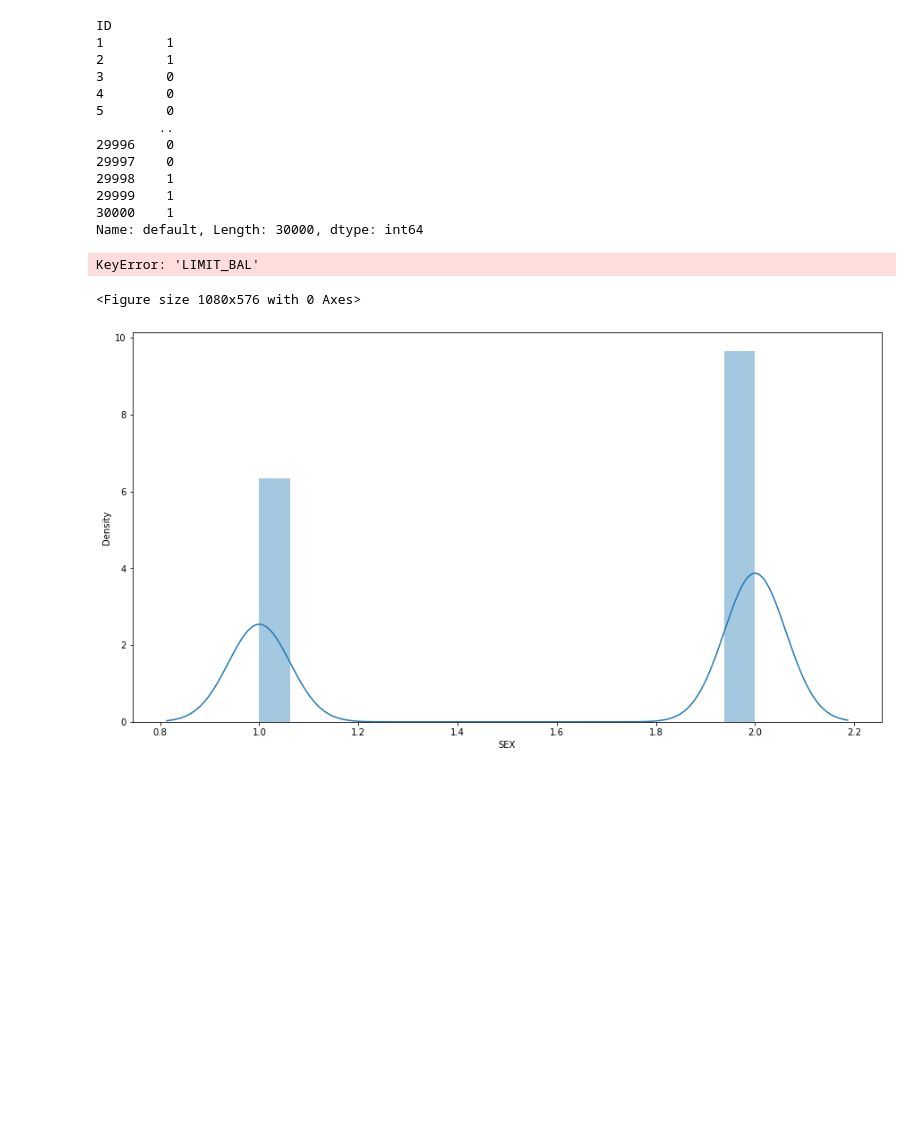
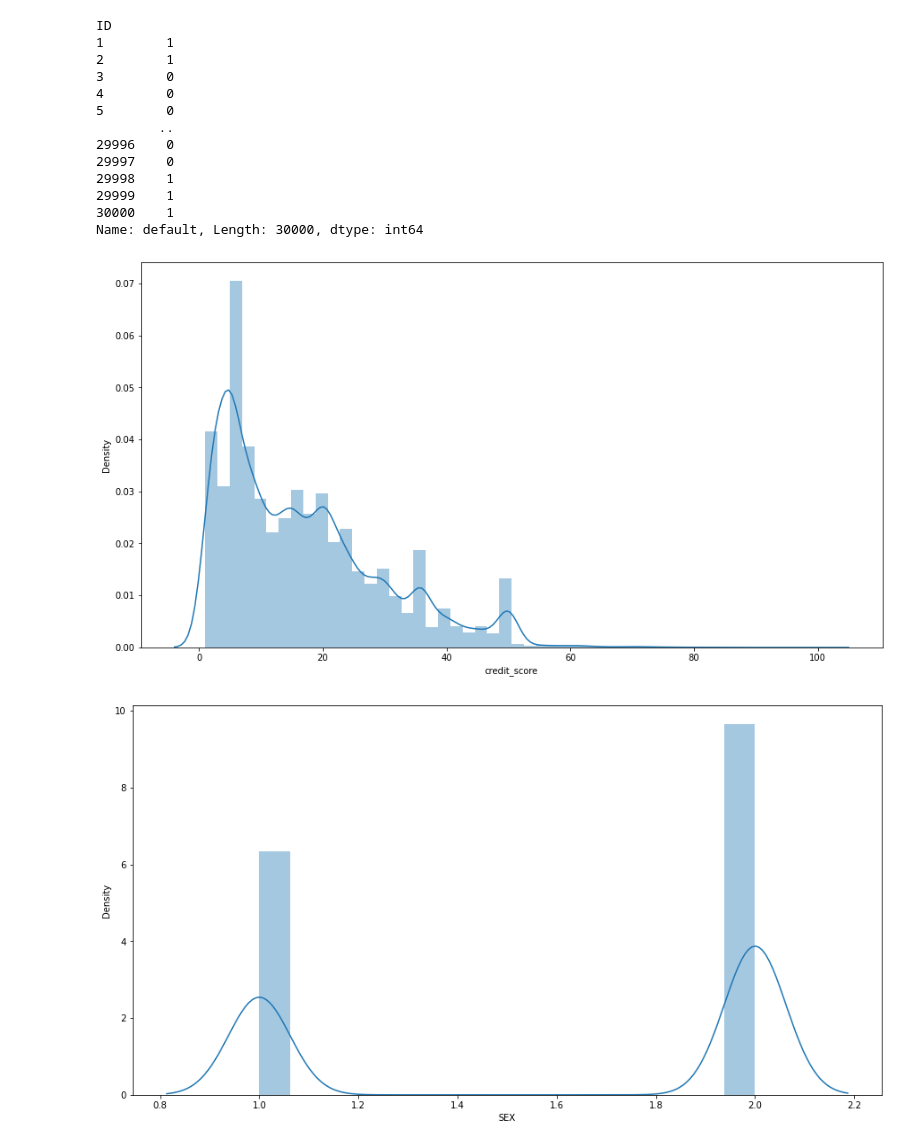
Before and after one commit to parmarsuraj99/MLPR, a Jupyter notebook: project_1/EDA.ipynb, the cells around one changed output. Saved outputs shown, nothing was run; the diff lists cells and outputs as text; code cells hidden in the pictures; blank space fills up the shorter version.

```diff
--- a/project_1/EDA.ipynb
+++ b/project_1/EDA.ipynb
@@ -180,12 +180,11 @@ ID
 Name: default, Length: 30000, dtype: int64
 # %%
 plt.figure(figsize=(15,8))
-sns.distplot(df["credit_"])
+sns.distplot(df["credit_score"])
 plt.savefig('income.png', facecolor='w', bbox_inches='tight')
 plt.show()
 # %% [output]
-KeyError: 'LIMIT_BAL'
-<Figure size 1080x576 with 0 Axes>
+[figure, added]
 # %%
 plt.figure(figsize=(15,8))
 sns.distplot(df["SEX"])
```
Also changed, not shown: parts of 25 cells of this notebook.
